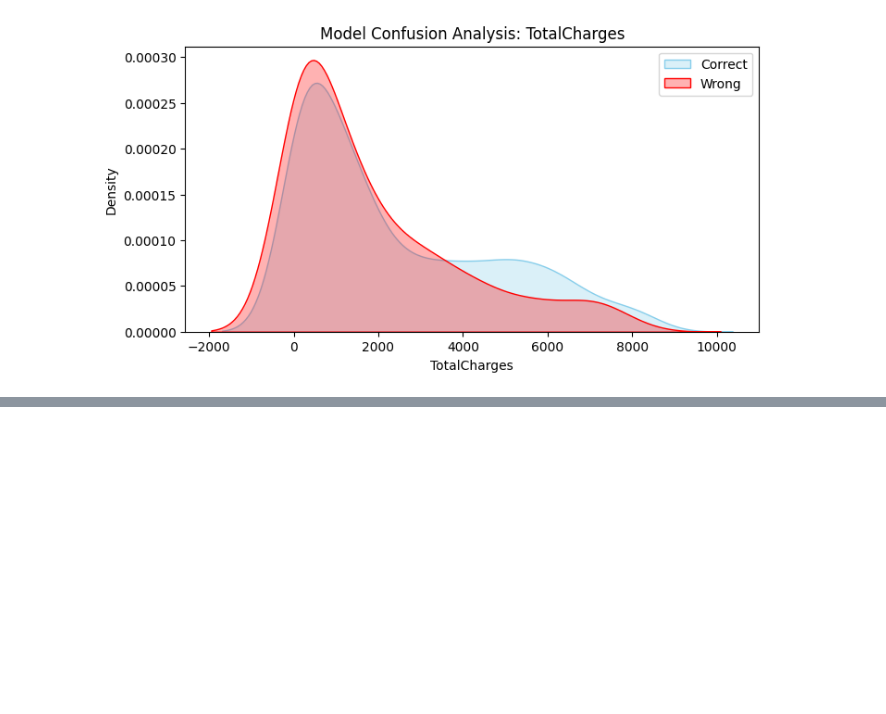
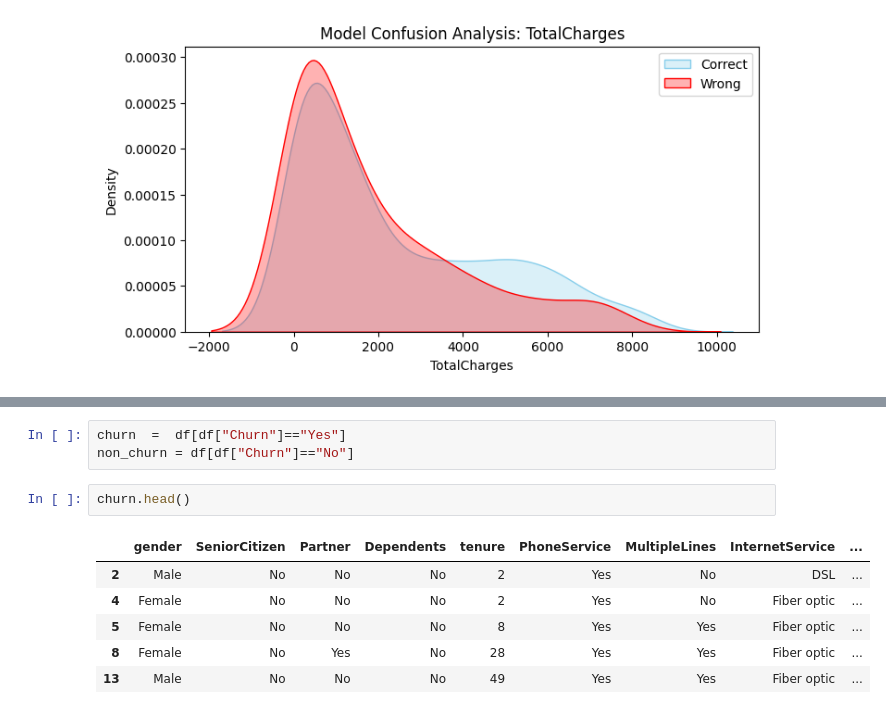
Before and after one commit to yagantiAshok/Churn_Customer_Prediction, a Jupyter notebook: notebook/EDA.ipynb, the cells around one changed output, grey strips where cells are left out. Saved outputs shown, nothing was run; the diff lists cells and outputs as text; blank space fills up the shorter version.

```diff
--- a/notebook/EDA.ipynb
+++ b/notebook/EDA.ipynb
@@ -675,0 +896,12 @@ for feature in features_to_analyze:
+# %%
+churn  =  df[df["Churn"]=="Yes"]
+non_churn = df[df["Churn"]=="No"]
+# %%
+churn.head()
+# %% [output]
+|  | gender | SeniorCitizen | Partner | Dependents | tenure | PhoneService | MultipleLines | InternetService | ... |
+| 2 | Male | No | No | No | 2 | Yes | No | DSL | ... |
+| 4 | Female | No | No | No | 2 | Yes | No | Fiber optic | ... |
+| 5 | Female | No | No | No | 8 | Yes | Yes | Fiber optic | ... |
+| 8 | Female | No | Yes | No | 28 | Yes | Yes | Fiber optic | ... |
+| 13 | Male | No | No | No | 49 | Yes | Yes | Fiber optic | ... |
```
Also changed, not shown: parts of 26 cells of this notebook, 30 other files.
